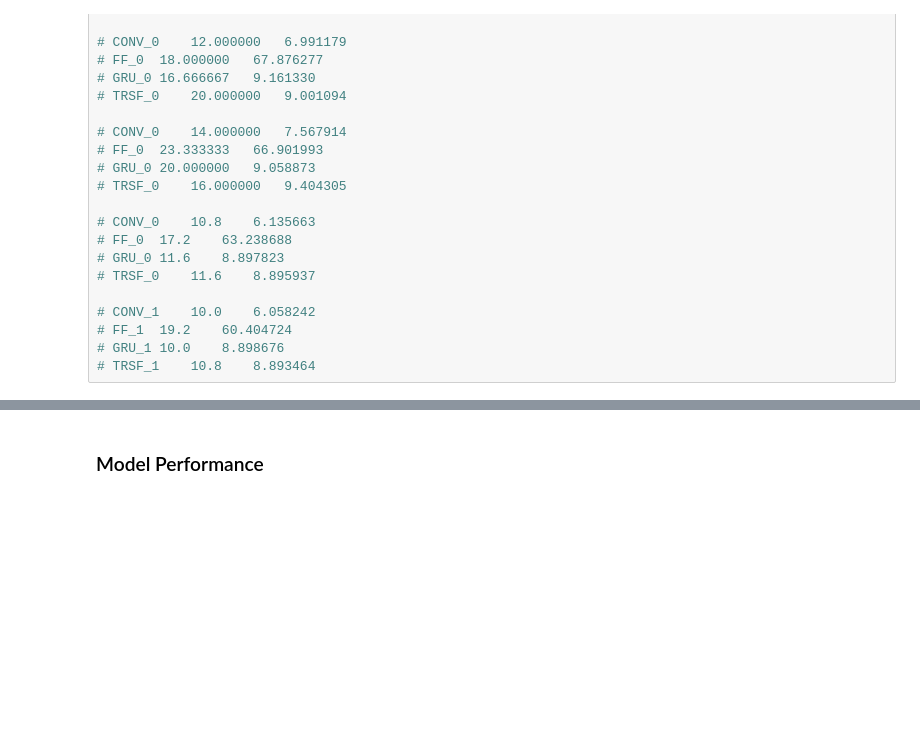
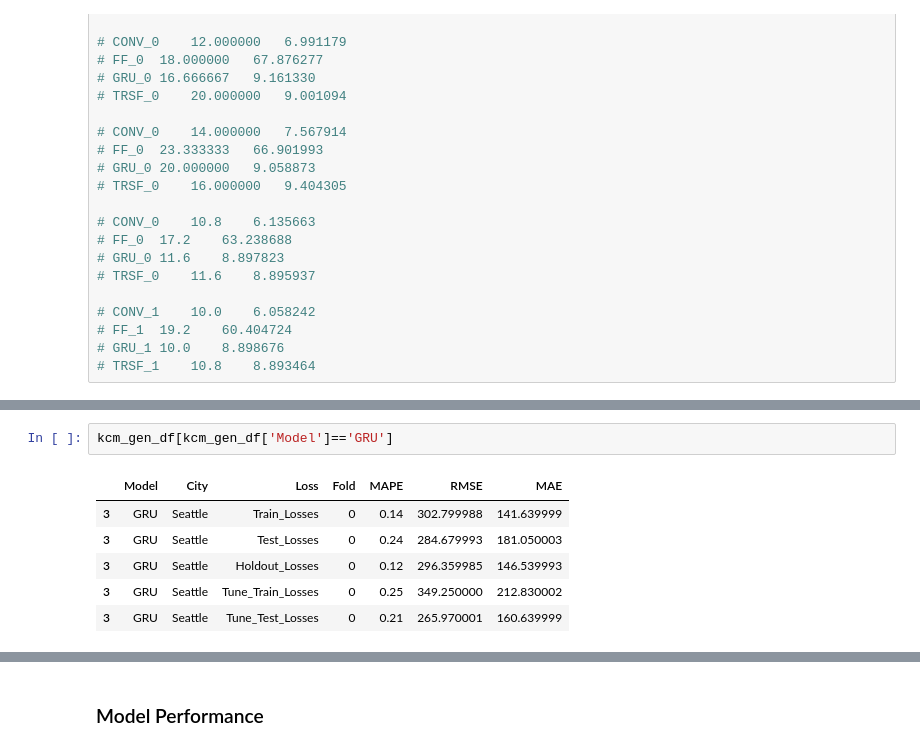
Before and after one commit to zackAemmer/generalizable_travel_times, a Jupyter notebook: src/explore_results.ipynb, the cells around one changed output, grey strips where cells are left out. Cells and saved outputs as stored; diff of their text form; blank space fills up the shorter version.

```diff
--- a/src/explore_results.ipynb
+++ b/src/explore_results.ipynb
@@ -166,0 +177,9 @@ print(f"All Unique NN Models: {pd.unique(model_curves_df['Model'])}")
+# %%
+kcm_gen_df[kcm_gen_df['Model']=='GRU']
+# %% [output]
+|  | Model | City | Loss | Fold | MAPE | RMSE | MAE |
+| 3 | GRU | Seattle | Train_Losses | 0 | 0.14 | 302.799988 | 141.639999 |
+| 3 | GRU | Seattle | Test_Losses | 0 | 0.24 | 284.679993 | 181.050003 |
+| 3 | GRU | Seattle | Holdout_Losses | 0 | 0.12 | 296.359985 | 146.539993 |
+| 3 | GRU | Seattle | Tune_Train_Losses | 0 | 0.25 | 349.250000 | 212.830002 |
+| 3 | GRU | Seattle | Tune_Test_Losses | 0 | 0.21 | 265.970001 | 160.639999 |
```
Also changed, not shown: parts of 10 cells of this notebook, 3 other files.
